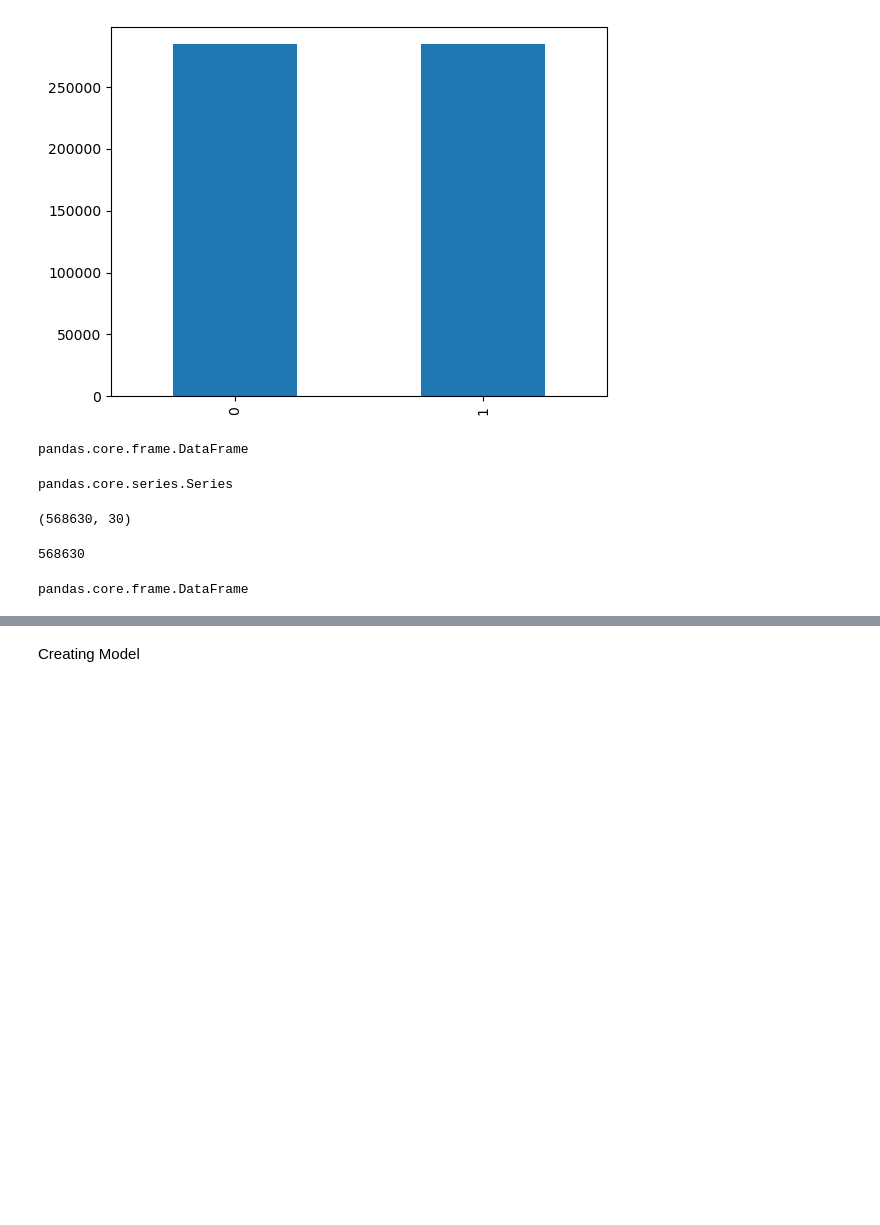
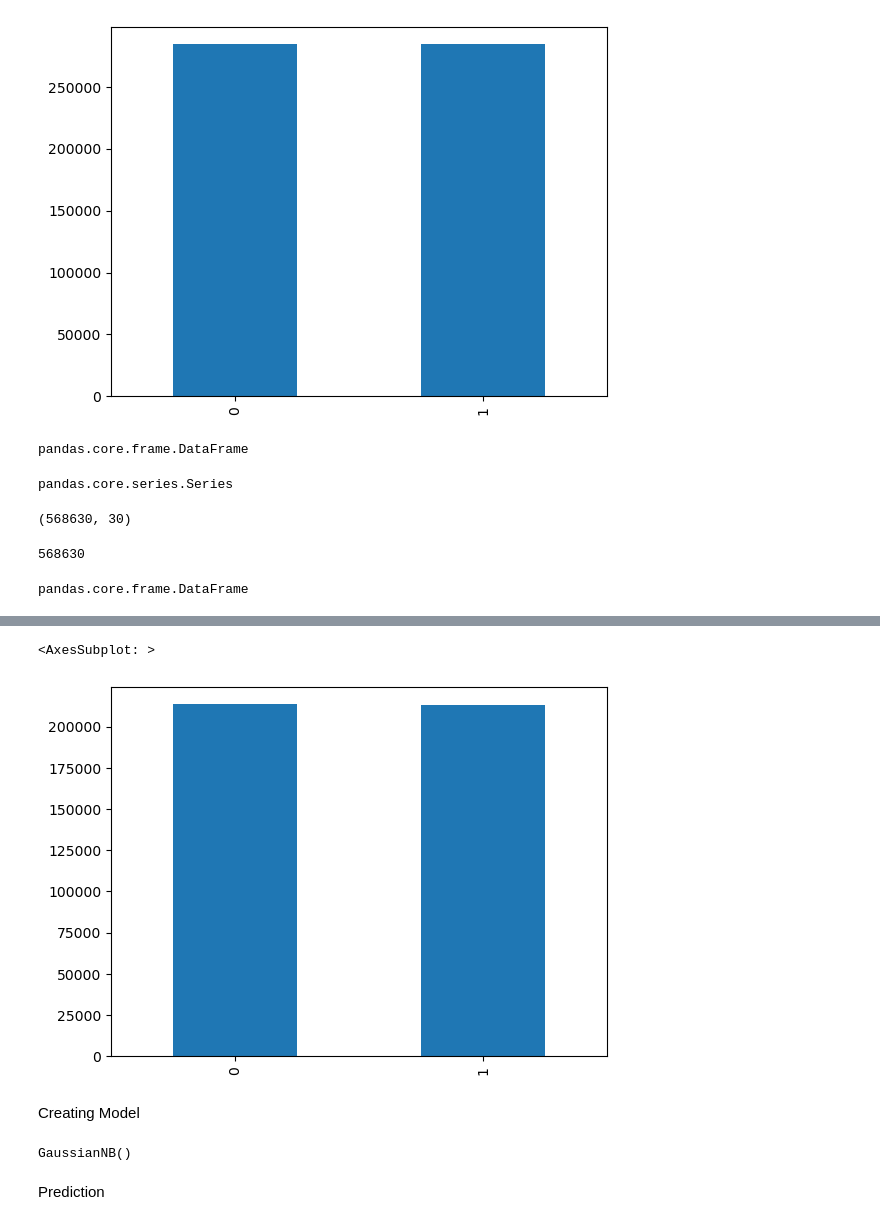
Before and after one commit to RoshanAswal/Credit-Card-Fraud-Detection, a Jupyter notebook: Fraud Detection.ipynb, the cells around one changed output, grey strips where cells are left out. Cells and saved outputs as stored; diff of their text form; code cells hidden in the pictures; blank space fills up the shorter version.

```diff
--- a/Fraud Detection.ipynb
+++ b/Fraud Detection.ipynb
@@ -124,3 +132,14 @@ print(x_test.shape)
+# %%
+counts=y_test.value_counts()
+counts.plot(kind='bar')
+# %% [output]
+<AxesSubplot: >
+[figure, added]
 # %% [markdown]
 Creating Model
+# %%
+model=GaussianNB()
+model.fit(x_train,y_train)
+# %% [output]
+GaussianNB()
 # %%
@@ -128,0 +151,2 @@ model=svm.SVC(kernel='rbf',random_state=0)
+# %% [markdown]
+Prediction
```
Also changed, not shown: parts of 8 cells of this notebook.
